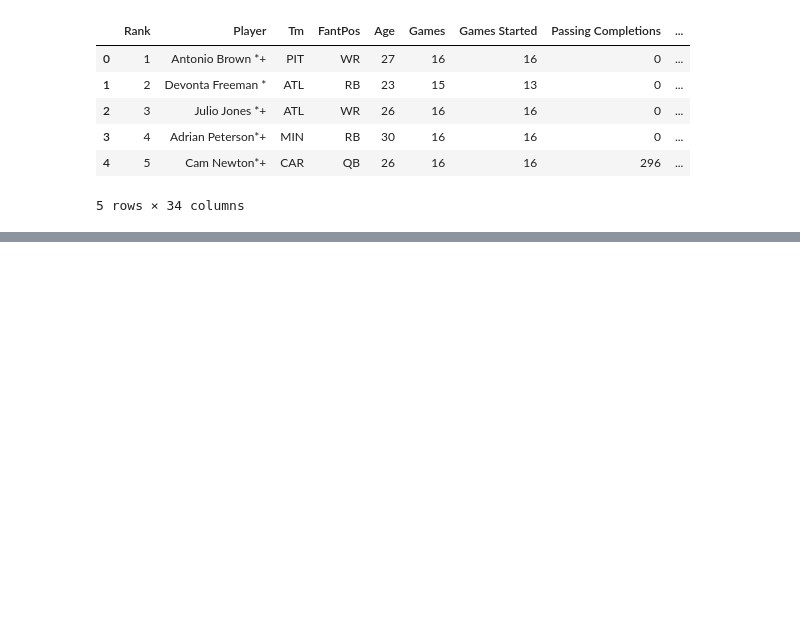
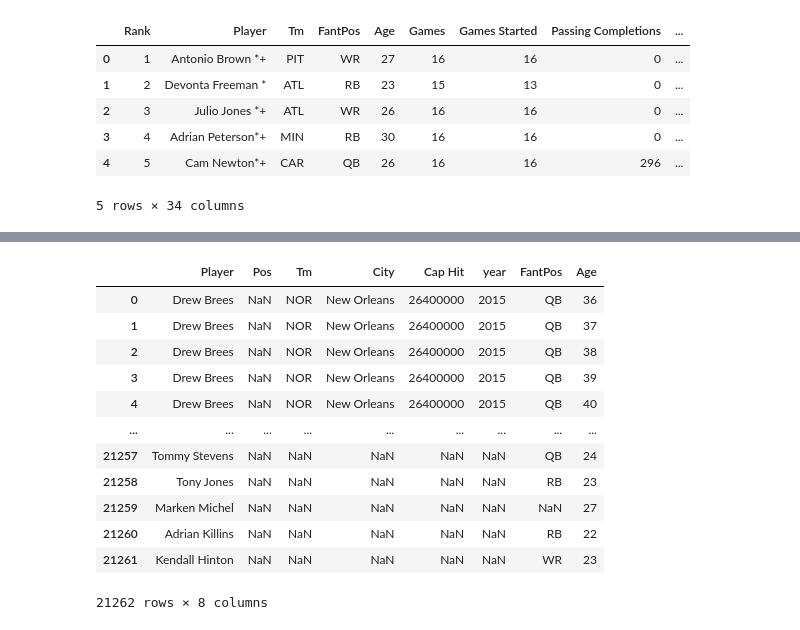
Before and after one commit to malreadjr/NFL-playersalary-Project, a Jupyter notebook: Data/dataMerging.ipynb, the cells around one changed output, grey strips where cells are left out. Saved outputs shown, nothing was run; the diff lists cells and outputs as text; code cells hidden in the pictures; blank space fills up the shorter version.

```diff
--- a/Data/dataMerging.ipynb
+++ b/Data/dataMerging.ipynb
@@ -55,0 +74,2 @@ See the caveats in the documentation: https://pandas.pydata.org/pandas-docs/stab
+# %%
+df_salary = df_salary.astype({'Cap Hit': 'object', 'year': 'object'})
@@ -55,0 +86,16 @@ See the caveats in the documentation: https://pandas.pydata.org/pandas-docs/stab
+# %%
+pd.merge(df_salary, df_player_trimmed, on='Player', how='outer')
+# %% [output]
+|  | Player | Pos | Tm | City | Cap Hit | year | FantPos | Age |
+| 0 | Drew Brees | NaN | NOR | New Orleans | 26400000 | 2015 | QB | 36 |
+| 1 | Drew Brees | NaN | NOR | New Orleans | 26400000 | 2015 | QB | 37 |
+| 2 | Drew Brees | NaN | NOR | New Orleans | 26400000 | 2015 | QB | 38 |
+| 3 | Drew Brees | NaN | NOR | New Orleans | 26400000 | 2015 | QB | 39 |
+| 4 | Drew Brees | NaN | NOR | New Orleans | 26400000 | 2015 | QB | 40 |
+| ... | ... | ... | ... | ... | ... | ... | ... | ... |
+| 21257 | Tommy Stevens | NaN | NaN | NaN | NaN | NaN | QB | 24 |
+| 21258 | Tony Jones | NaN | NaN | NaN | NaN | NaN | RB | 23 |
+| 21259 | Marken Michel | NaN | NaN | NaN | NaN | NaN | NaN | 27 |
+| 21260 | Adrian Killins | NaN | NaN | NaN | NaN | NaN | RB | 22 |
+| 21261 | Kendall Hinton | NaN | NaN | NaN | NaN | NaN | WR | 23 |
+21262 rows × 8 columns
```
Also changed, not shown: parts of 14 cells of this notebook, 3 other files.
